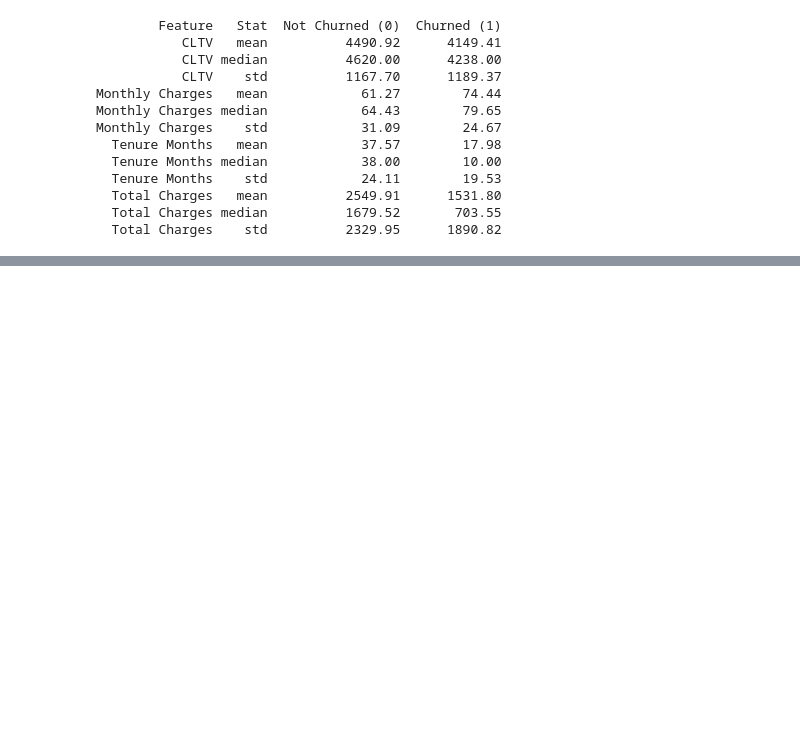
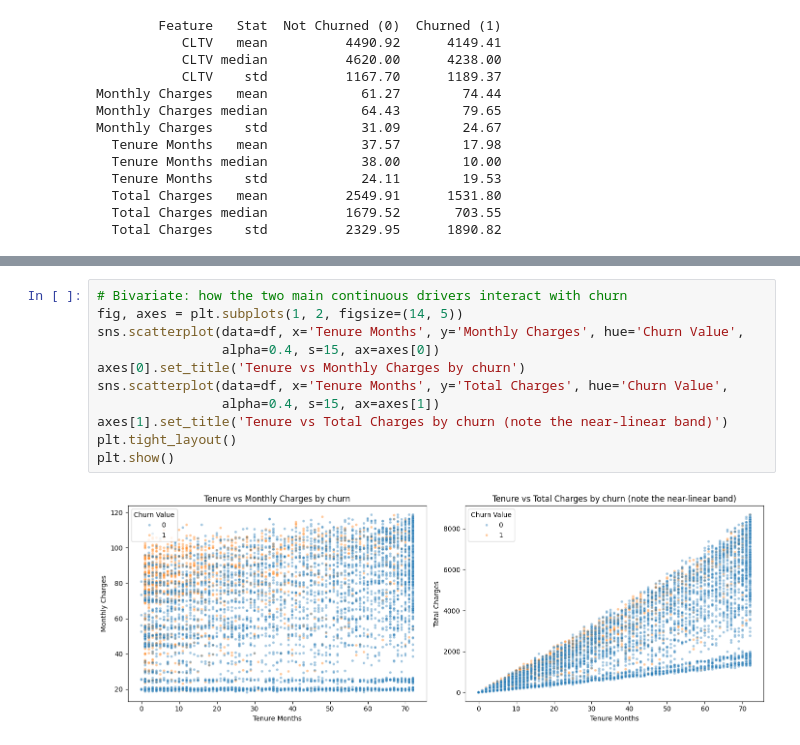
Before and after one commit to git-to-aswin/Customer-Churn-Prediction, a Jupyter notebook: notebook/EDA.ipynb, the cells around one changed output, grey strips where cells are left out. Drawn from its saved outputs; the diff is of its cells as text; blank space fills up the shorter version.

```diff
--- a/notebook/EDA.ipynb
+++ b/notebook/EDA.ipynb
@@ -262,0 +447,13 @@ Monthly Charges    std            31.09        24.67
+# %%
+# Bivariate: how the two main continuous drivers interact with churn
+fig, axes = plt.subplots(1, 2, figsize=(14, 5))
+sns.scatterplot(data=df, x='Tenure Months', y='Monthly Charges', hue='Churn Value',
+                alpha=0.4, s=15, ax=axes[0])
+axes[0].set_title('Tenure vs Monthly Charges by churn')
+sns.scatterplot(data=df, x='Tenure Months', y='Total Charges', hue='Churn Value',
+                alpha=0.4, s=15, ax=axes[1])
+axes[1].set_title('Tenure vs Total Charges by churn (note the near-linear band)')
+plt.tight_layout()
+plt.show()
+# %% [output]
+[figure, added]
```
Also changed, not shown: parts of 20 cells of this notebook.
